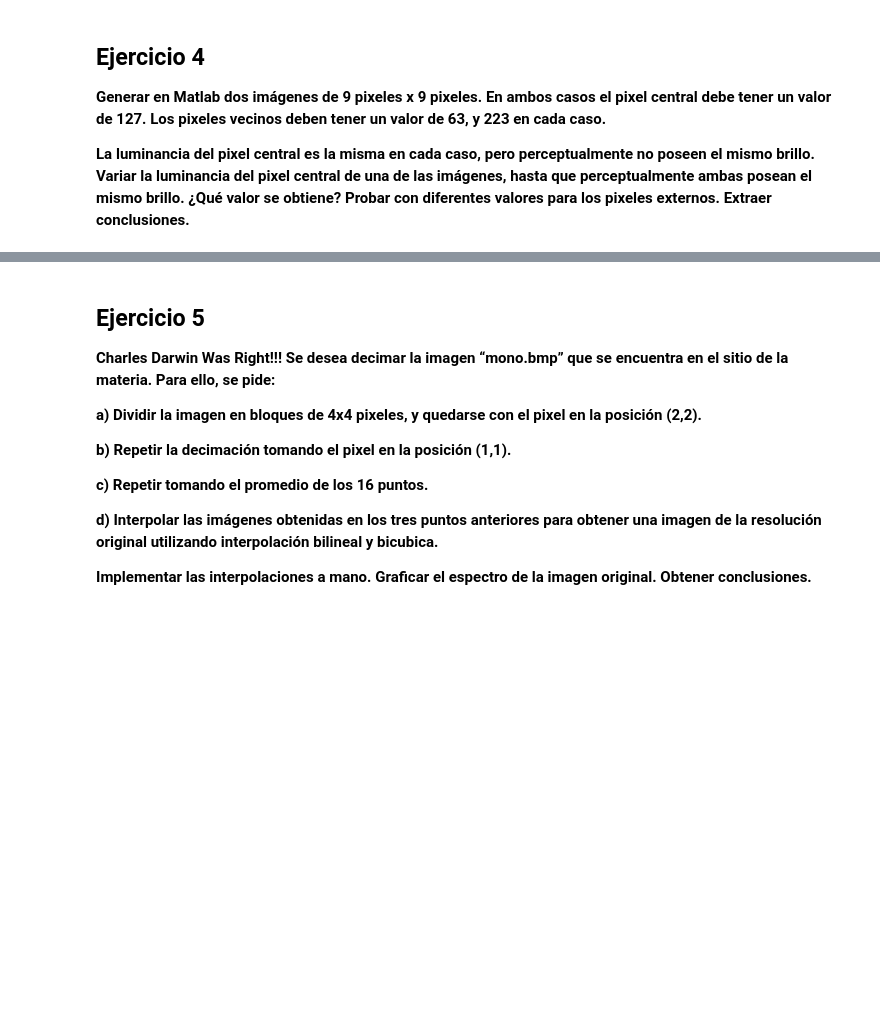
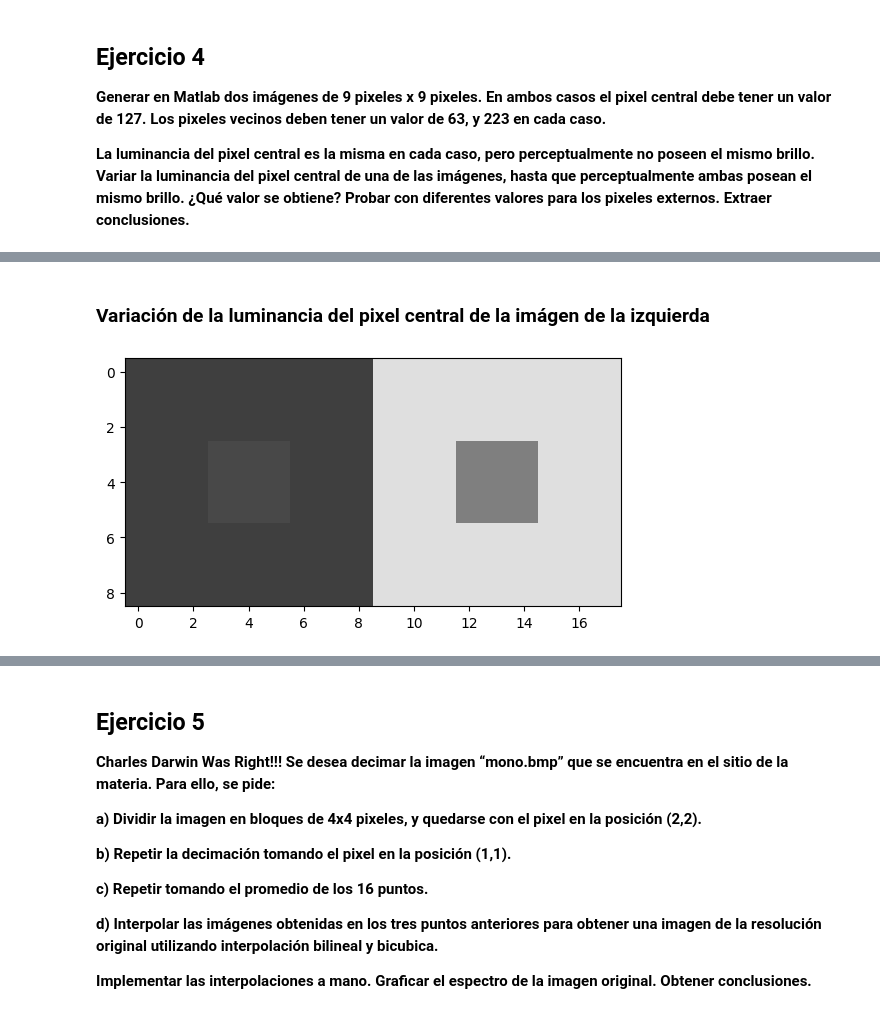
Before and after one commit to prausela/image-processing, a Jupyter notebook: tp1/Guía_1.ipynb, the cells around one changed output, grey strips where cells are left out. Drawn from its saved outputs; the diff is of its cells as text; code cells hidden in the pictures; blank space fills up the shorter version.

```diff
--- a/tp1/Guía_1.ipynb
+++ b/tp1/Guía_1.ipynb
@@ -108,0 +153,6 @@ x = 0.2857 mm
+# %% [markdown]
+### Variación de la luminancia del pixel central de la imágen de la izquierda
+# %%
+show_image(build_image(-55, 0))
+# %% [output]
+[figure, added]
```
Also changed, not shown: parts of 32 cells of this notebook.
